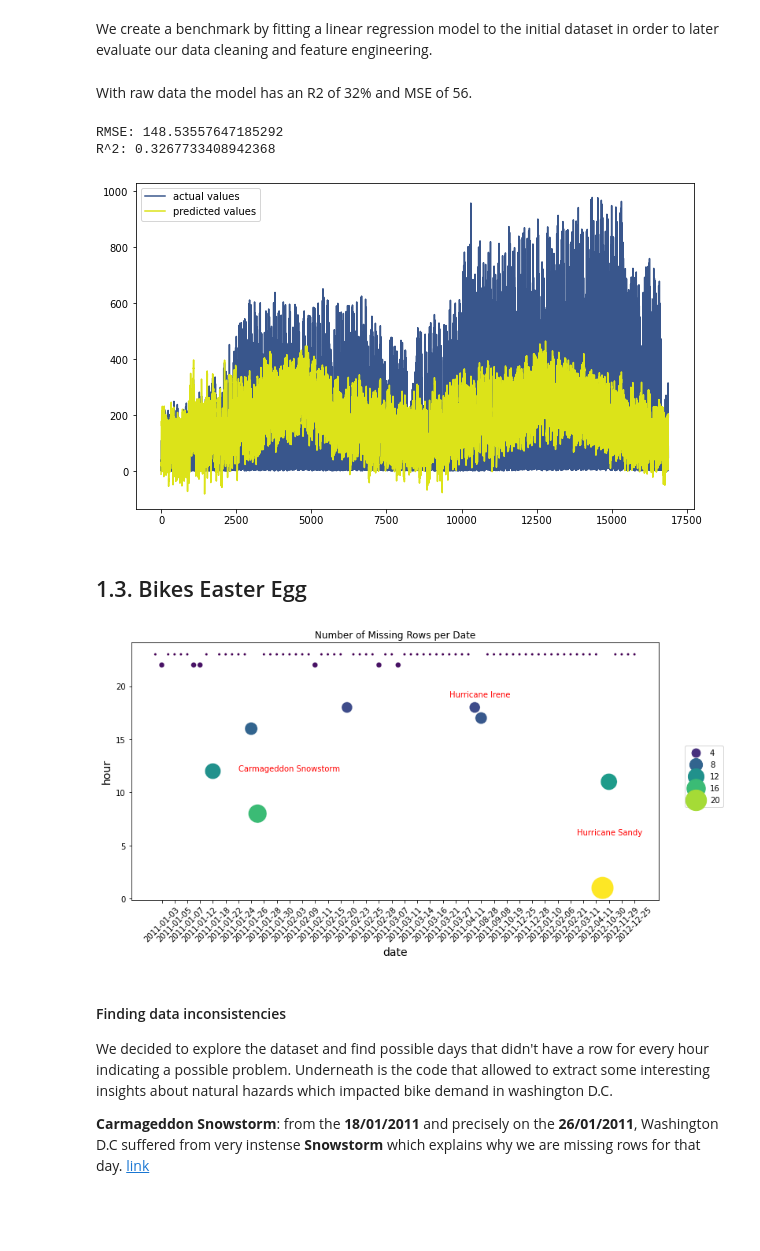
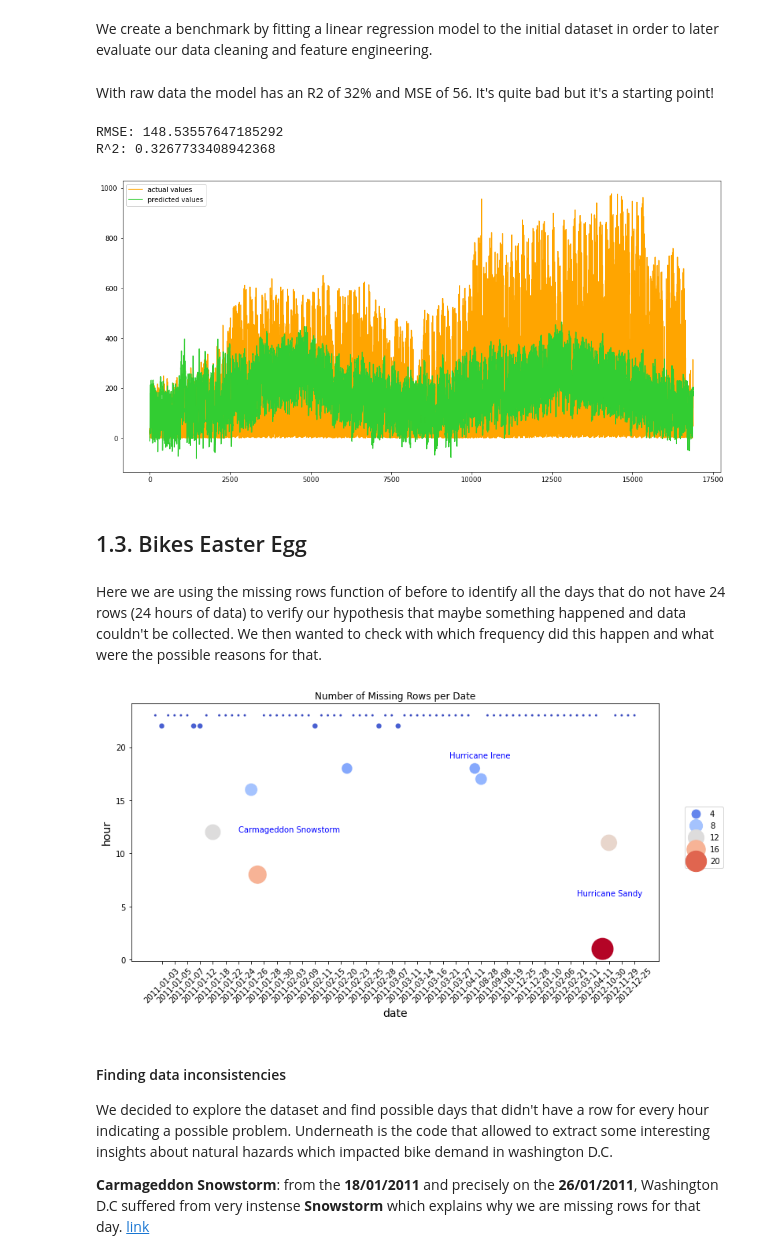
Before and after one commit to Timorig/bikes_prediction, a Jupyter notebook: Predicting_Bikes_demand_project.ipynb, the cells around one changed output. Cells and saved outputs as stored; diff of their text form; code cells hidden in the pictures; blank space fills up the shorter version.

```diff
--- a/Predicting_Bikes_demand_project.ipynb
+++ b/Predicting_Bikes_demand_project.ipynb
@@ -366,7 +283,7 @@ benchmark.dropna(inplace=True)
 X = benchmark.loc[:, :].dropna().drop("count", 1)
 y = benchmark.loc[:, "count"].dropna()
 # %% [markdown]
-With raw data the model has an R2 of 32% and MSE of 56.
+With raw data the model has an R2 of 32% and MSE of 56. It's quite bad but it's a starting point!
 # %%
 clf = LinearRegression()
 
@@ -387,43 +304,48 @@ R^2: 0.3267733408942368
 # %%
 # we plot the predicted vs actual y_train values
 
-fig, ax = plt.subplots(figsize=(10, 6))
+fig, ax = plt.subplots(figsize=(16, 8))
 
-ax.plot(y.values, label="actual values", c="#39568CFF")
-ax.plot(y_hat, label="predicted values", c="#DCE319FF")
+ax.plot(y.values, label="actual values", c="orange")
+ax.plot(y_hat, label="predicted values", c="limegreen")
 ax.legend()
 plt.show()
 # %% [output]
-[figure, old version]
+[figure, new version]
 # %% [markdown]
 <a id='4'></a>
 
 ## 1.3. Bikes Easter Egg
+# %% [markdown]
+Here we are using the missing rows function of before to identify all the days that do not have 24 rows (24 hours of data) to verify our hypothesis that maybe something happened and data couldn't be collected. We then wanted to check with which frequency did this happen and what were the possible reasons for that.
 # %%
 missing_rows_df = missing_rows(initial_hour_df, "dateday")
 missing_rows_df["Missing_values"] = 24-missing_rows_df["dateday"]
 # %%
 missing_rows_df.sort_index(inplace=True)
 # %%
+#This is to avoid plotting all the dates on the x axis
 x_tick = [i for index, i in enumerate(missing_rows_df.index) if index%2!=0]
+
+#now we plot the amout of missing hours per day!
 plt.figure(figsize=(12, 6))
 sns.scatterplot(missing_rows_df.index,
                 missing_rows_df.loc[:, "dateday"],
                 size=missing_rows_df.loc[:, "Missing_values"],
                 hue=missing_rows_df.loc[:, "Missing_values"],
-                palette="viridis",
+                palette="coolwarm",
                 sizes=(10, 800))
 plt.ylabel("hour", size=14)
 plt.xlabel("date", size=14)
 plt.xticks(x_tick, rotation=45)
 plt.legend(bbox_to_anchor=(1.05, 0.6), loc='upper left', borderaxespad=0)
-plt.text(66, 6, "Hurricane Sandy", color="red")
-plt.text(46, 19, "Hurricane Irene", color="red")
-plt.text(13, 12, "Carmageddon Snowstorm", color="red")
+plt.text(66, 6, "Hurricane Sandy", color="blue")
+plt.text(46, 19, "Hurricane Irene", color="blue")
+plt.text(13, 12, "Carmageddon Snowstorm", color="blue")
 plt.title("Number of Missing Rows per Date")
 plt.show()
 # %% [output]
-[figure, old version]
+[figure, new version]
 # %% [markdown]
 #### Finding data inconsistencies
 
```
Also changed, not shown: parts of 44 cells of this notebook.
